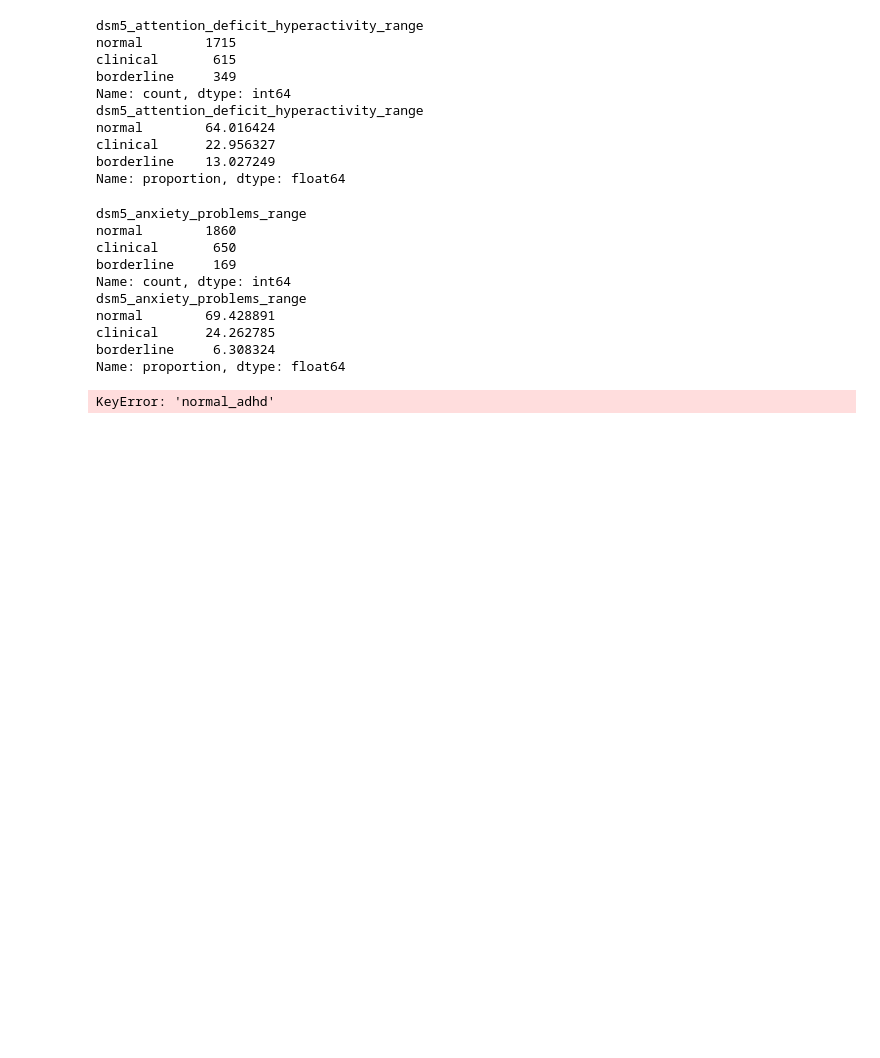
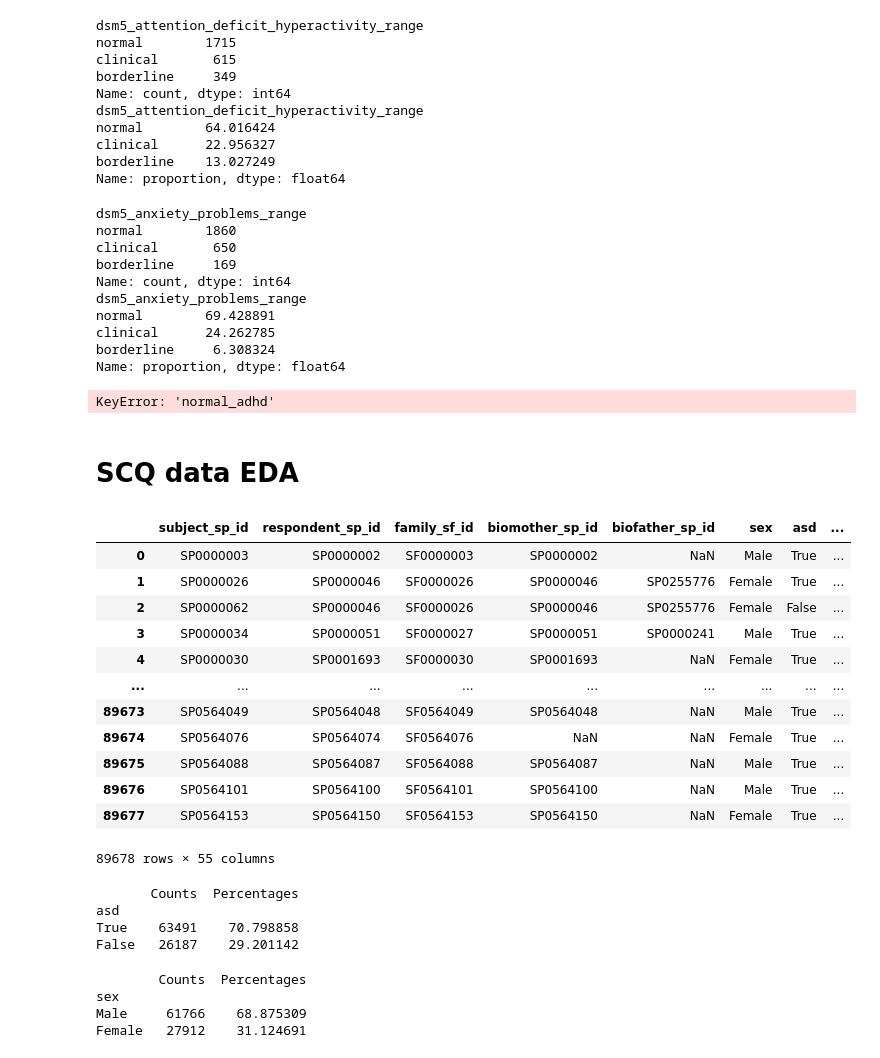
Before and after one commit to nim-m/ML_prep, a Jupyter notebook: eda.ipynb, the cells around one changed output. Saved outputs shown, nothing was run; the diff lists cells and outputs as text; code cells hidden in the pictures; blank space fills up the shorter version.

Commit message:
updated eda on SPARK behavioral data

```diff
--- a/eda.ipynb
+++ b/eda.ipynb
@@ -321,3 +322,50 @@ intersection_matrix = pd.DataFrame(matrix_data, index=adhd_categories, columns=a
 print(intersection_matrix)
 # %% [output]
 KeyError: 'normal_adhd'
+# %% [markdown]
+# SCQ data EDA
+# %%
+scq = pd.read_csv("scq-2023-07-21.csv")
+scq
+# %% [output]
+|  | subject_sp_id | respondent_sp_id | family_sf_id | biomother_sp_id | biofather_sp_id | sex | asd | ... |
+| 0 | SP0000003 | SP0000002 | SF0000003 | SP0000002 | NaN | Male | True | ... |
+| 1 | SP0000026 | SP0000046 | SF0000026 | SP0000046 | SP0255776 | Female | True | ... |
+| 2 | SP0000062 | SP0000046 | SF0000026 | SP0000046 | SP0255776 | Female | False | ... |
+| 3 | SP0000034 | SP0000051 | SF0000027 | SP0000051 | SP0000241 | Male | True | ... |
+| 4 | SP0000030 | SP0001693 | SF0000030 | SP0001693 | NaN | Female | True | ... |
+| ... | ... | ... | ... | ... | ... | ... | ... | ... |
+| 89673 | SP0564049 | SP0564048 | SF0564049 | SP0564048 | NaN | Male | True | ... |
+| 89674 | SP0564076 | SP0564074 | SF0564076 | NaN | NaN | Female | True | ... |
+| 89675 | SP0564088 | SP0564087 | SF0564088 | SP0564087 | NaN | Male | True | ... |
+| 89676 | SP0564101 | SP0564100 | SF0564101 | SP0564100 | NaN | Male | True | ... |
+| 89677 | SP0564153 | SP0564150 | SF0564153 | SP0564150 | NaN | Female | True | ... |
+89678 rows × 55 columns
+# %%
+# Create a DataFrame with counts and normalized percentages
+scq_asd = pd.DataFrame({
+    'Counts': scq['asd'].value_counts(),
+    'Percentages': scq['asd'].value_counts(normalize=True) * 100
+})
+
+# Display the table
+print(scq_asd)
+# %% [output]
+       Counts  Percentages
+asd
+True    63491    70.798858
+False   26187    29.201142
+# %%
+# Create a DataFrame with counts and normalized percentages
+scq_sex = pd.DataFrame({
+    'Counts': scq['sex'].value_counts(),
+    'Percentages': scq['sex'].value_counts(normalize=True) * 100
+})
+
+# Display the table
+print(scq_sex)
+# %% [output]
+        Counts  Percentages
+sex
+Male     61766    68.875309
+Female   27912    31.124691
```
Also changed, not shown: parts of 25 cells of this notebook.
